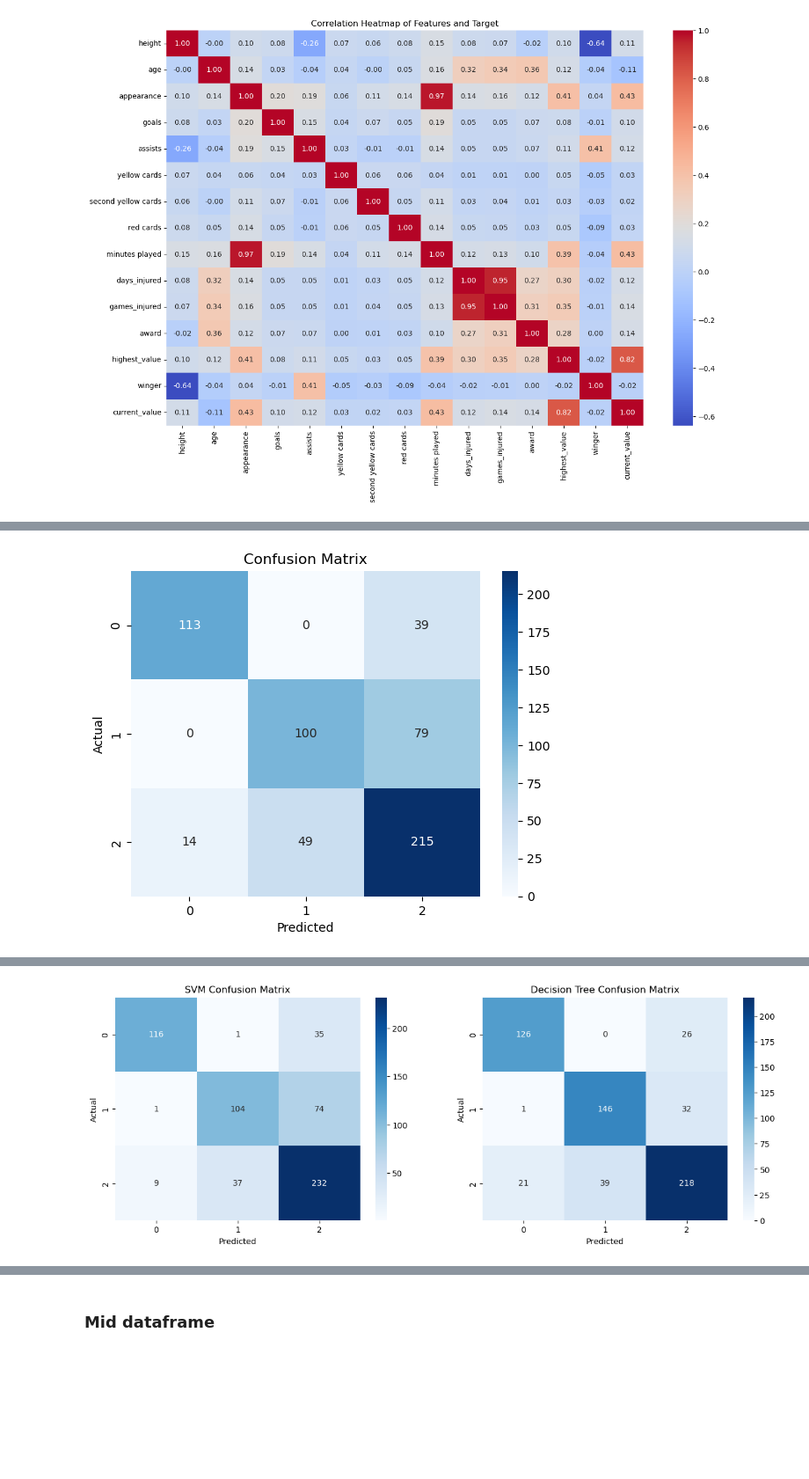
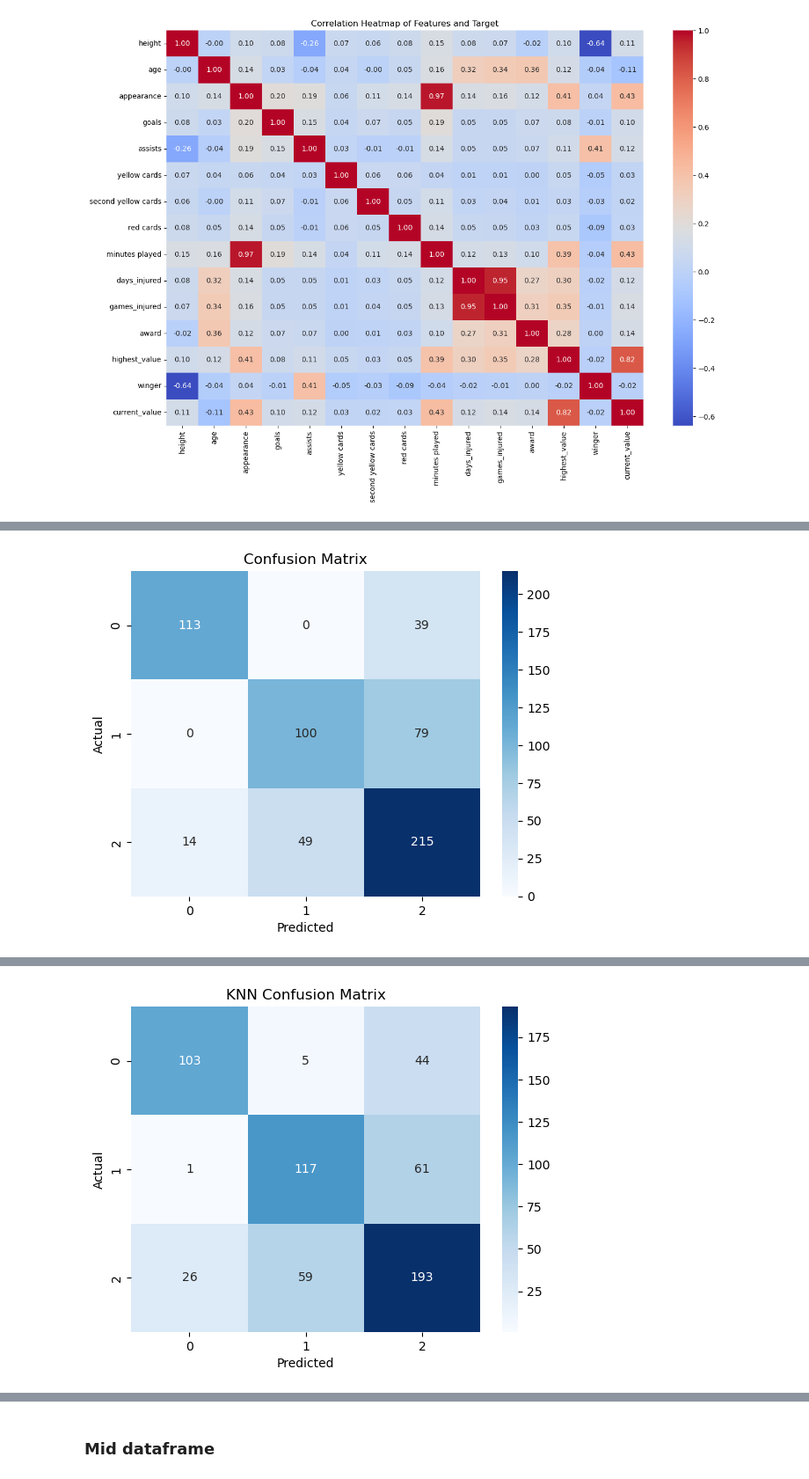
Before and after one commit to Tuwaiq-DS-ML-bootcamp-V-8/Usecase-7, a Jupyter notebook: Use_case_7.ipynb, the cells around one changed output, grey strips where cells are left out. Shown at 88% size. Drawn from its saved outputs; the diff is of its cells as text; code cells hidden in the pictures; blank space fills up the shorter version.

```diff
--- a/Use_case_7.ipynb
+++ b/Use_case_7.ipynb
@@ -808,52 +795,43 @@ dt_reg_model.fit(X_train, y_train)
 
 # Predict the target for regression
 y_pred_svm = svm_reg_model.predict(X_test)
-y_pred_dt = dt_reg_model.predict(X_test)
+# Create the KNN models
+knn_reg_model = KNeighborsRegressor()
+knn_class_model = KNeighborsClassifier()
 
-# Fit the classification models
-svm_class_model.fit(X_train_class, y_train_class)
-dt_class_model.fit(X_train_class, y_train_class)
+# Fit the KNN regression model
+knn_reg_model.fit(X_train, y_train)
 
-# Predict the target for classification
-y_pred_class_svm = svm_class_model.predict(X_test_class)
-y_pred_class_dt = dt_class_model.predict(X_test_class)
+# Predict the target for KNN regression
+y_pred_knn = knn_reg_model.predict(X_test)
 
-# Print the accuracy of the regression models
-accuracy_svm = svm_reg_model.score(X_test, y_test)
-accuracy_dt = dt_reg_model.score(X_test, y_test)
-print(f'The accuracy of the SVM regression model is {accuracy_svm}')
-print(f'The accuracy of the Decision Tree regression model is {accuracy_dt}')
+# Fit the KNN classification model
+knn_class_model.fit(X_train_class, y_train_class)
 
-# Print the accuracy of the classification models
-accuracy_class_svm = svm_class_model.score(X_test_class, y_test_class)
-accuracy_class_dt = dt_class_model.score(X_test_class, y_test_class)
-print(f'The accuracy of the SVM classification model is {accuracy_class_svm}')
-print(f'The accuracy of the Decision Tree classification model is {accuracy_class_dt}')
+# Predict the target for KNN classification
+y_pred_class_knn = knn_class_model.predict(X_test_class)
 
-# Generate the classification reports
-class_report_svm = classification_report(y_test_class, y_pred_class_svm)
-class_report_dt = classification_report(y_test_class, y_pred_class_dt)
-print(f'SVM Classification Report:\n{class_report_svm}')
-print(f'Decision Tree Classification Report:\n{class_report_dt}')
+# Print the accuracy of the KNN regression model
+accuracy_knn = knn_reg_model.score(X_test, y_test)
+print(f'The accuracy of the KNN regression model is {accuracy_knn}')
 
-# Generate the confusion matrices
-conf_matrix_svm = confusion_matrix(y_test_class, y_pred_class_svm)
-conf_matrix_dt = confusion_matrix(y_test_class, y_pred_class_dt)
-print(f'SVM Confusion Matrix:\n{conf_matrix_svm}')
-print(f'Decision Tree Confusion Matrix:\n{conf_matrix_dt}')
+# Print the accuracy of the KNN classification model
+accuracy_class_knn = knn_class_model.score(X_test_class, y_test_class)
+print(f'The accuracy of the KNN classification model is {accuracy_class_knn}')
 
-# Plot the confusion matrices
-fig, axes = plt.subplots(1, 2, figsize=(15, 5))
-sns.heatmap(conf_matrix_svm, annot=True, fmt='d', cmap='Blues', ax=axes[0])
-axes[0].set_title('SVM Confusion Matrix')
-axes[0].set_xlabel('Predicted')
-axes[0].set_ylabel('Actual')
+# Generate the KNN classification report
+class_report_knn = classification_report(y_test_class, y_pred_class_knn)
+print(f'KNN Classification Report:\n{class_report_knn}')
 
-sns.heatmap(conf_matrix_dt, annot=True, fmt='d', cmap='Blues', ax=axes[1])
-axes[1].set_title('Decision Tree Confusion Matrix')
-axes[1].set_xlabel('Predicted')
-axes[1].set_ylabel('Actual')
+# Generate the KNN confusion matrix
+conf_matrix_knn = confusion_matrix(y_test_class, y_pred_class_knn)
+print(f'KNN Confusion Matrix:\n{conf_matrix_knn}')
 
+# Plot the KNN confusion matrix
+sns.heatmap(conf_matrix_knn, annot=True, fmt='d', cmap='Blues')
+plt.xlabel('Predicted')
+plt.ylabel('Actual')
+plt.title('KNN Confusion Matrix')
 plt.show()
 # %% [output]
 The accuracy of the model is 0.7538058935688831
@@ -893,4 +871,4 @@ Decision Tree Confusion Matrix:
-[figure, old version]
+[figure, new version]
 # %%
 # show the actual and predicted values
 df_1 = pd.DataFrame({'Actual': y_test, 'Predicted': y_pred})
```
Also changed, not shown: parts of 8 cells of this notebook.
